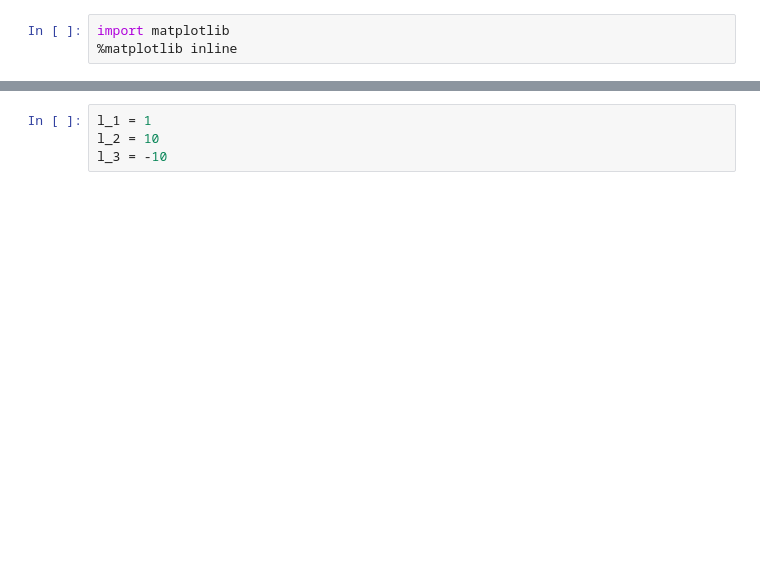
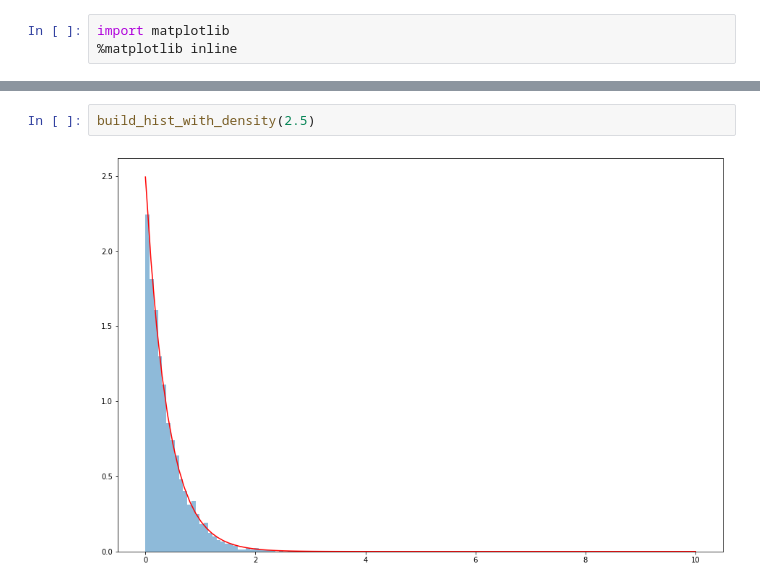
Before and after one commit to EuphrasieF/probability-theory-hw, a Jupyter notebook: hw_1.ipynb, the cells around one changed output, grey strips where cells are left out. Drawn from its saved outputs; the diff is of its cells as text; blank space fills up the shorter version.

```diff
--- a/hw_1.ipynb
+++ b/hw_1.ipynb
@@ -26,4 +33,4 @@ plt.show()
 # %%
-l_1 = 1
-l_2 = 10
-l_3 = -10
+build_hist_with_density(2.5)
+# %% [output]
+[figure, added]
```
Also changed, not shown: parts of 8 cells of this notebook, 6 other files.
